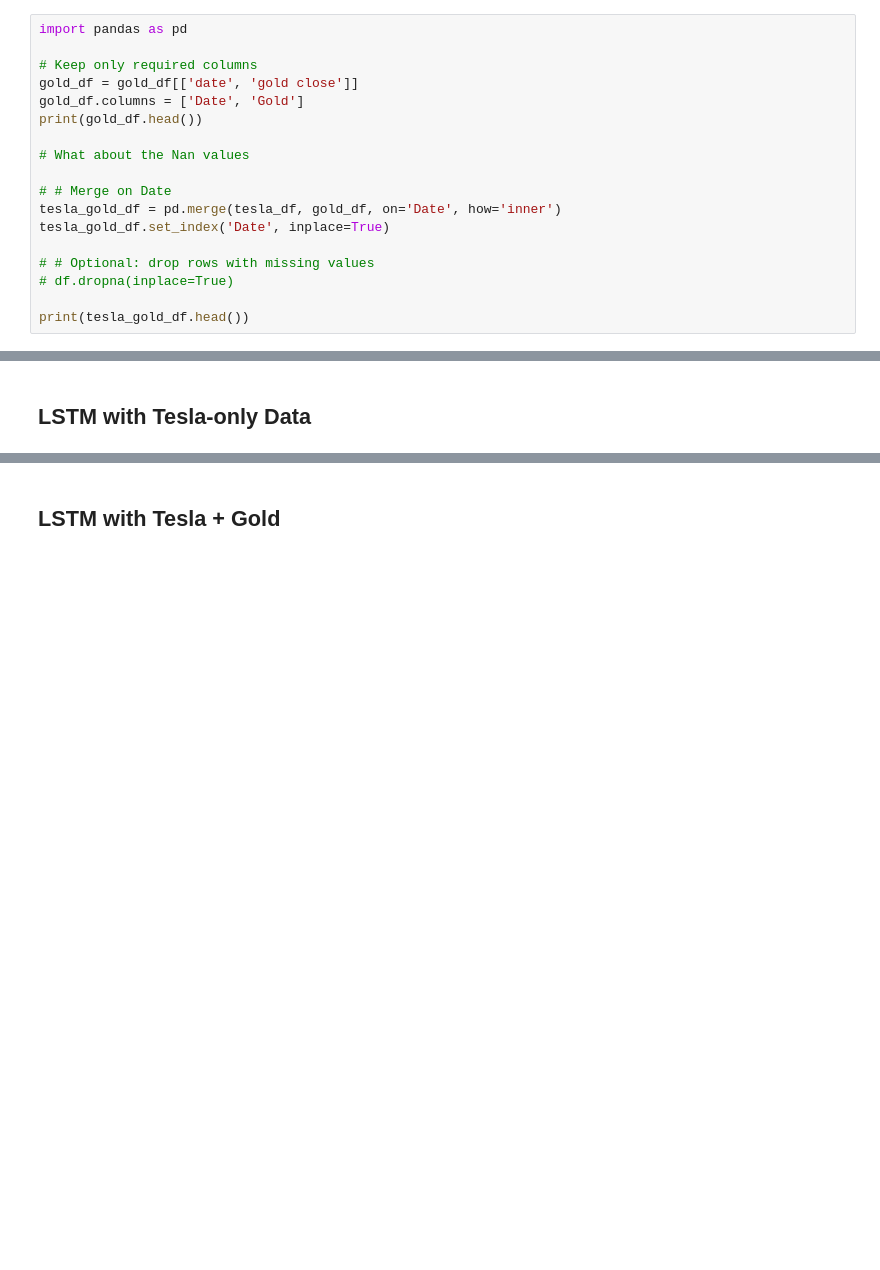
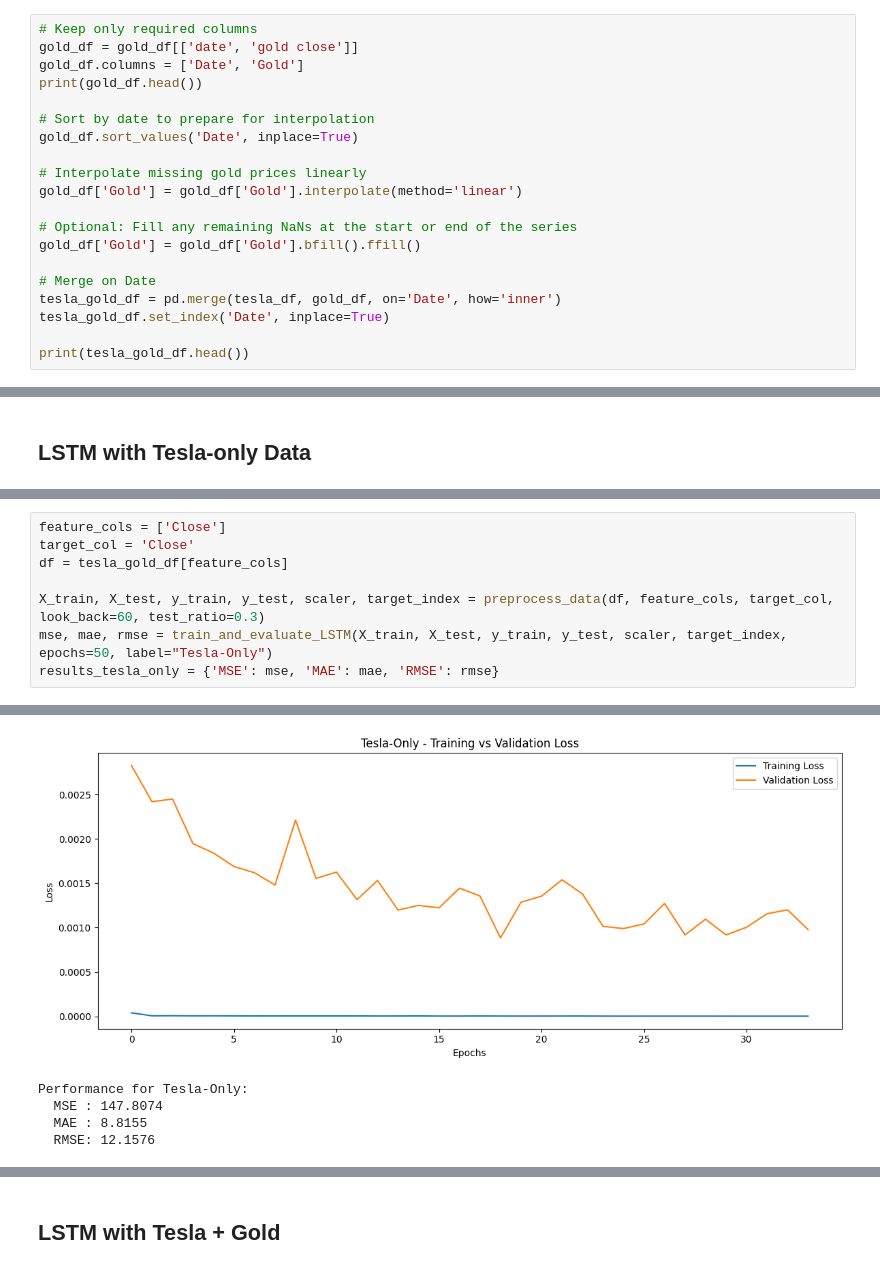
Before and after one commit to ebylmz/gtu-cse, a Jupyter notebook: cse655-deep-learning/hw03/Homework3_254201001054_Yilmaz_Emirkan_Burak.ipynb, the cells around one changed output, grey strips where cells are left out. Drawn from its saved outputs; the diff is of its cells as text; blank space fills up the shorter version.

Commit message:
impl basics of lstm and transformer

```diff
--- a/cse655-deep-learning/hw03/Homework3_254201001054_Yilmaz_Emirkan_Burak.ipynb
+++ b/cse655-deep-learning/hw03/Homework3_254201001054_Yilmaz_Emirkan_Burak.ipynb
@@ -46,21 +45,23 @@ print(gold_df.head())
 
 [5 rows x 47 columns]
 # %%
-import pandas as pd
-
 # Keep only required columns
 gold_df = gold_df[['date', 'gold close']]
 gold_df.columns = ['Date', 'Gold']
 print(gold_df.head())
 
-# What about the Nan values
+# Sort by date to prepare for interpolation
+gold_df.sort_values('Date', inplace=True)
 
-# # Merge on Date
+# Interpolate missing gold prices linearly
+gold_df['Gold'] = gold_df['Gold'].interpolate(method='linear')
+
+# Optional: Fill any remaining NaNs at the start or end of the series
+gold_df['Gold'] = gold_df['Gold'].bfill().ffill()
+
+# Merge on Date
 tesla_gold_df = pd.merge(tesla_df, gold_df, on='Date', how='inner')
 tesla_gold_df.set_index('Date', inplace=True)
 
-# # Optional: drop rows with missing values
-# df.dropna(inplace=True)
-
 print(tesla_gold_df.head())
 # %% [output]
@@ -188,0 +245,9 @@ Performance on test data:
+# %%
+feature_cols = ['Close']
+target_col = 'Close'
+df = tesla_gold_df[feature_cols]
+
+X_train, X_test, y_train, y_test, scaler, target_index = preprocess_data(df, feature_cols, target_col, look_back=60, test_ratio=0.3)
+mse, mae, rmse = train_and_evaluate_LSTM(X_train, X_test, y_train, y_test, scaler, target_index, epochs=50, label="Tesla-Only")
+results_tesla_only = {'MSE': mse, 'MAE': mae, 'RMSE': rmse}
+# %% [output]
@@ -188,0 +271,5 @@ Performance on test data:
+[figure, added]
+Performance for Tesla-Only:
+  MSE : 147.8074
+  MAE : 8.8155
+  RMSE: 12.1576
```
Also changed, not shown: parts of 22 cells of this notebook.
